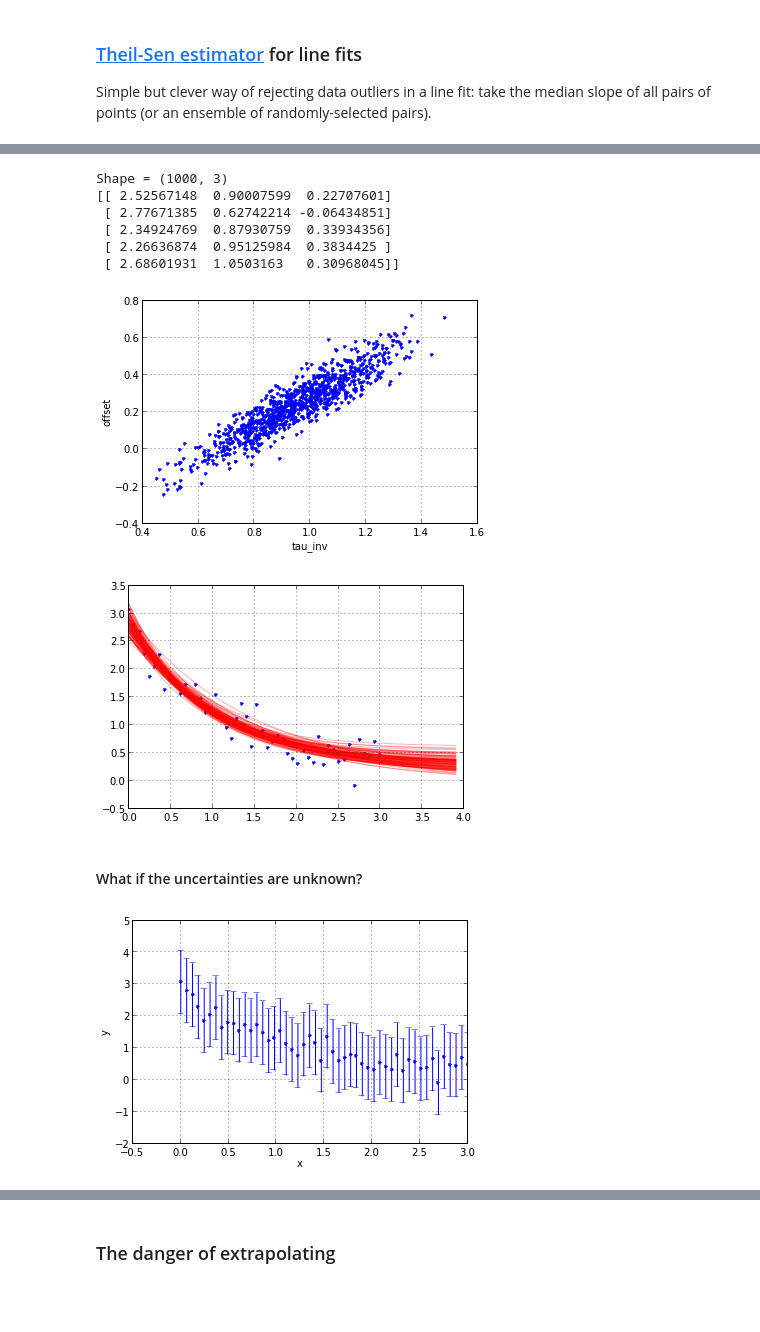
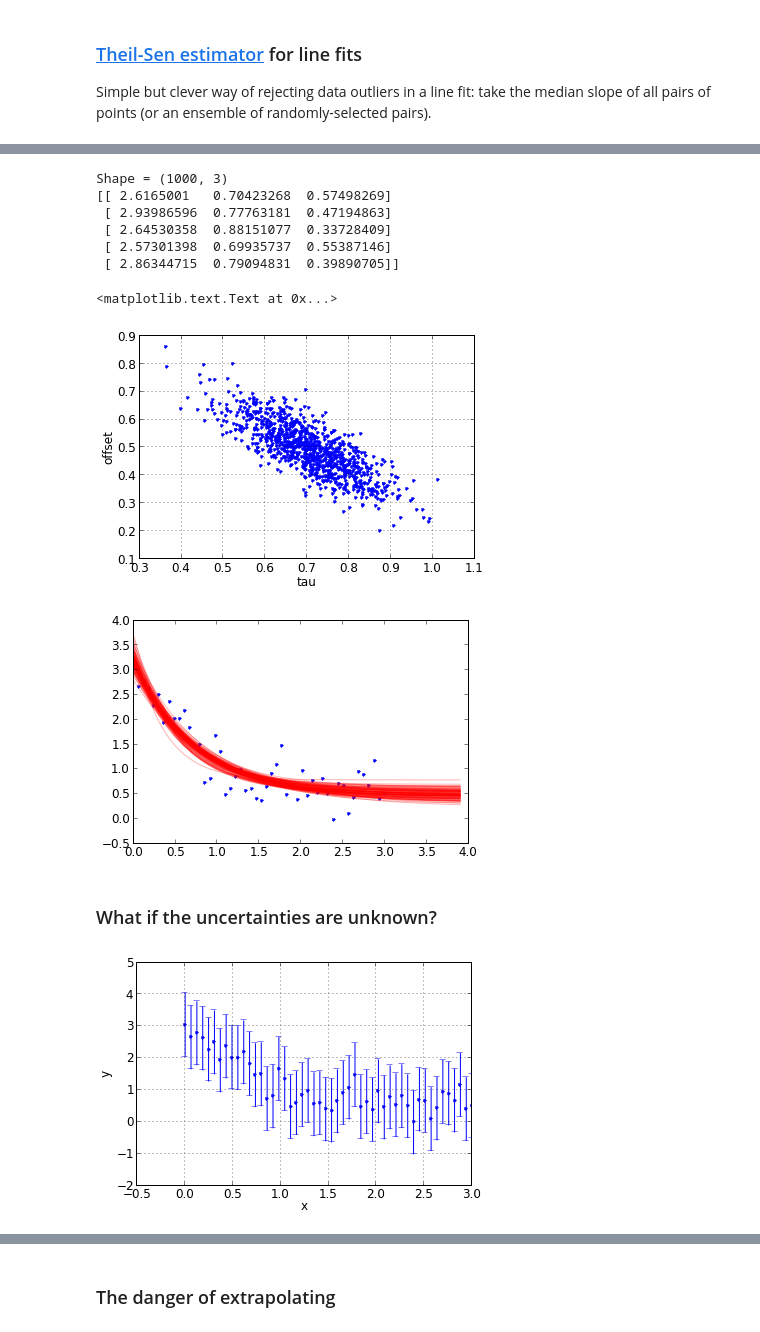
Before and after one commit to taldcroft/chandra_stats, a Jupyter notebook: chandra_stats.ipynb, the cells around one changed output, grey strips where cells are left out. Drawn from its saved outputs; the diff is of its cells as text; code cells hidden in the pictures; blank space fills up the shorter version.

```diff
--- a/chandra_stats.ipynb
+++ b/chandra_stats.ipynb
@@ -357,11 +670,13 @@ import numpy as np
 import sherpa.ui as ui
 
 def func(pars, x):
-    ampl, inv_tau, offset = pars[0], pars[1], pars[2]
-    return ampl * np.exp(-x * inv_tau) + offset
+    ampl = pars[0]
+    tau = pars[1]
+    offset = pars[2]
+    return ampl * np.exp(-x / tau) + offset
 # %%
 x = np.linspace(0, 3, 50)
-y = func([2.5, 1.3, 0.5], x)
+y = func([2.5, 0.75, 0.5], x)
 sigma = 0.3
 yn = y + sigma * np.random.normal(size=len(x))
 # %%
@@ -373,8 +687,0 @@ grid()
-# %%
-yerr = sigma * np.ones_like(yn)
-ui.load_arrays(1, x, yn, yerr)
-ui.load_user_model(func, 'fn')
-ui.add_user_pars('fn', ['ampl', 'inv_tau', 'offset'])
-ui.set_source(1, 'fn')
-ui.plot_data(1)
-grid()
@@ -382,0 +688,22 @@ grid()
+# %%
+# Define a dataset, providing the x, y and y uncertainty values.
+yerr = sigma * np.ones_like(yn)
+ui.load_arrays(1, x, yn, yerr)  # dataset 1
+
+# Make a custom user model in sherpa
+#  "func" is the name of the function that computes the model.
+#  "fn" is the name of the sherpa model corresponding to "func".
+#  These must be distinct.
+ui.load_user_model(func, 'fn')
+ui.add_user_pars('fn', ['ampl', 'tau', 'offset'])
+
+# In the real world you typically want to define starting guess values
+# and put in constraints that are reasonable to guide the fitting algorithm.
+fn.tau = 1
+fn.ampl = 1
+fn.offset = 1
+fn.tau.min = 0.05
+
+# Set the model for dataset 1 to our "fn" model
+ui.set_model(1, 'fn')
+ui.plot_data(1)  # sherpa built-in method for plotting
@@ -458,18 +804,18 @@ print 'Shape =', pars_list.shape
 print pars_list[:5]
 # %% [output]
 Shape = (1000, 3)
-[[ 2.52567148  0.90007599  0.22707601]
- [ 2.77671385  0.62742214 -0.06434851]
- [ 2.34924769  0.87930759  0.33934356]
- [ 2.26636874  0.95125984  0.3834425 ]
- [ 2.68601931  1.0503163   0.30968045]]
+[[ 2.6165001   0.70423268  0.57498269]
+ [ 2.93986596  0.77763181  0.47194863]
+ [ 2.64530358  0.88151077  0.33728409]
+ [ 2.57301398  0.69935737  0.55387146]
+ [ 2.86344715  0.79094831  0.39890705]]
 # %%
 plot(pars_list[:, 1], pars_list[:, 2], '.')
-xlabel('tau_inv')
+xlabel('tau')
 ylabel('offset')
-grid()
 # %% [output]
+<matplotlib.text.Text at 0x...>
-[figure, old version]
+[figure, new version]
 # %%
 plot(x, yn, '.')
 xpred = np.arange(0, 4, 0.1)
@@ -477,20 +823,22 @@ for pars in pars_list[:100]:
     plot(xpred, func(pars, xpred), alpha=0.3, color='r')
 grid()
 # %% [output]
-[figure, old version]
+[figure, new version]
 # %% [markdown]
-#### What if the uncertainties are unknown?
+### What if the uncertainties are unknown?
 # %%
+# In this case do an initial fit with sigma=1 and then compute the standard
+# deviation of the residuals based on the chi**2 fit statistic.
+
 sigma = 1
 yerr = sigma * np.ones_like(yn)
 ui.load_arrays(1, x, yn, yerr)
-ui.load_user_model(func, 'fn')
-ui.add_user_pars('fn', ['ampl', 'inv_tau', 'offset'])
+# ui.load_user_model(func, 'fn')
+# ui.add_user_pars('fn', ['ampl', 'tau', 'offset'])
 ui.set_source(1, 'fn')
 ui.plot_data(1)
-grid()
 # %% [output]
-[figure, old version]
+[figure, new version]
 # %%
 ui.fit(1)
 # %% [output]
```
Also changed, not shown: parts of 120 cells of this notebook.
